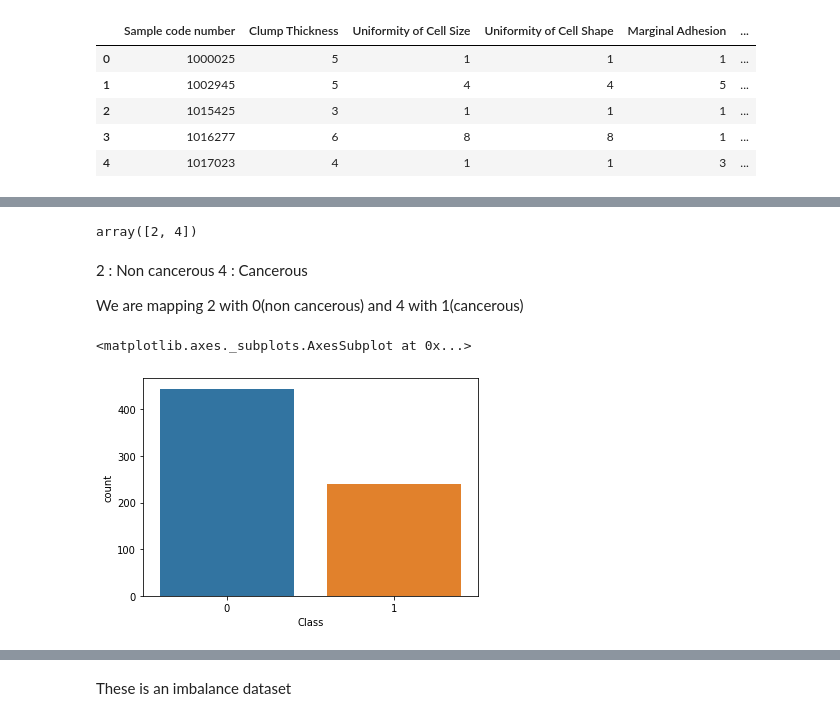
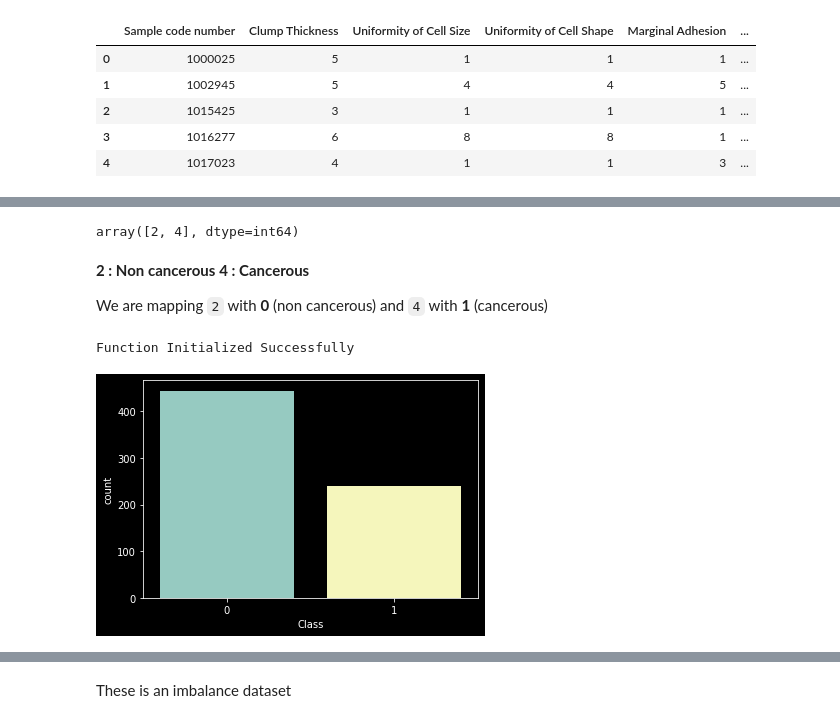
Before and after one commit to DSCKGEC/learn-machine-learn, a Jupyter notebook: Classification/Cancer_prediction.ipynb, the cells around one changed output, grey strips where cells are left out. Cells and saved outputs as stored; diff of their text form; code cells hidden in the pictures.

```diff
--- a/Classification/Cancer_prediction.ipynb
+++ b/Classification/Cancer_prediction.ipynb
@@ -26,6 +29,6 @@ unzip:  cannot find or open /content/cancer_data.csv.zip, /content/cancer_data.c
 # %%
-DATASET_PATH = '/content/cancer_data.csv'
-df = pd.read_csv(DATASET_PATH)
+DATASET_PATH = 'Datasets/cancer_data.csv'
+cancer_data = pd.read_csv(DATASET_PATH)
 # %% [markdown]
 ## Exploratory Data Analysis
 # %%
@@ -68,20 +96,34 @@ df.head()
 # %%
 ## Let's see what are the classes
-df['Class'].unique()
+cancer_data['Class'].unique()
 # %% [output]
-array([2, 4])
+array([2, 4], dtype=int64)
 # %% [markdown]
-2 : Non cancerous
-4 : Cancerous
+**2 : Non cancerous**
+**4 : Cancerous**
 
-We are mapping 2 with 0(non cancerous) and 4 with 1(cancerous)
+We are mapping `2` with **0** (non cancerous) and `4` with **1** (cancerous)
 # %%
-df['Class'] = df['Class'].map({2:0,4:1})
+cancer_data['Class'] = cancer_data['Class'].map({2:0,4:1})
 # %%
 class_names = ['non-cancerous','cancerous']
-# %%
-## Total counts of these classes
-sns.countplot(df['Class'])
-# %% [output]
-<matplotlib.axes._subplots.AxesSubplot at 0x...>
-[figure, removed]
+# %%
+def count_of_categories(category_name):
+    col = [column for column in cancer_data.columns]
+    try:
+        sns.countplot(x = cancer_data[category_name])
+        plt.xticks(rotation=360)
+        plt.show()
+    except:
+        print(f"""Please Enter an Existing Category Name: Please choose from below: \n
+{col}""")
+
+print("Function Initialized Successfully")
+# Note: You can call this function anytime to get a count of the any of the existing columns
+# %% [output]
+Function Initialized Successfully
+# %%
+# Class Category Count
+count_of_categories("Class")
+# %% [output]
+[figure, added]
```
Also changed, not shown: parts of 32 cells of this notebook.
